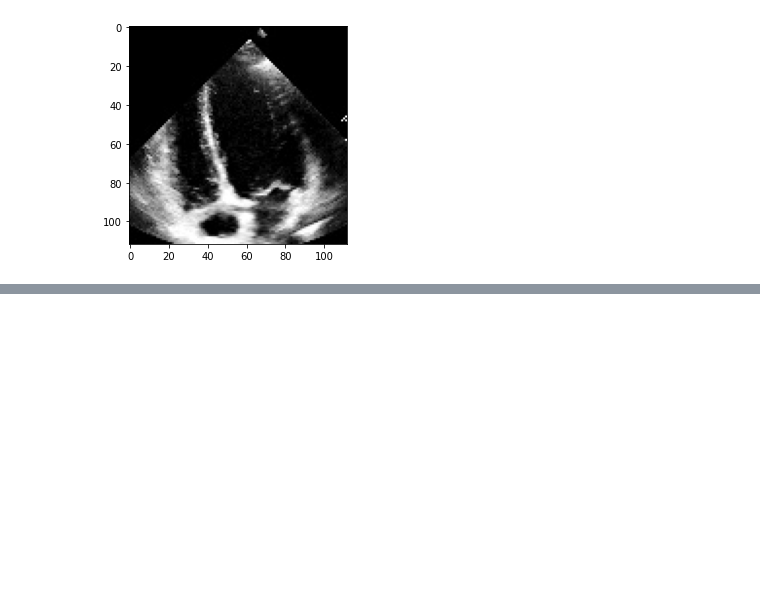
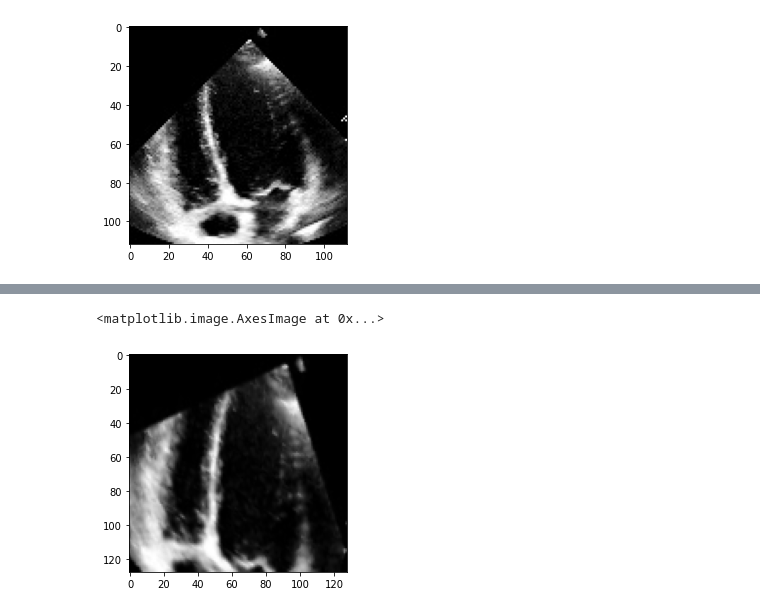
Before and after one commit to richdanis/aml, a Jupyter notebook: task3/Preprocess_visualization.ipynb, the cells around one changed output, grey strips where cells are left out. Cells and saved outputs as stored; diff of their text form; code cells hidden in the pictures; blank space fills up the shorter version.

```diff
--- a/task3/Preprocess_visualization.ipynb
+++ b/task3/Preprocess_visualization.ipynb
@@ -114,0 +83,16 @@ plt.imshow(denoised, cmap='gray')
+# %%
+train_transform = A.Compose(
+    [
+        A.Resize(128, 128),
+        #A.augmentations.geometric.transforms.ElasticTransform(alpha=256, sigma=0.08*128, alpha_affine=0.08*128, p=1),
+        A.augmentations.geometric.transforms.Affine(scale=(0.7, 1.3), translate_percent=(0,0.1), rotate=(-30,30), shear=(-20, 20), p=1)
+    ]
+)
+transformed = train_transform(image=img, mask=mask)
+img_t = transformed["image"]
+mask_t = transformed["mask"]
+# %%
+plt.imshow(img_t, cmap='gray')
+# %% [output]
+<matplotlib.image.AxesImage at 0x...>
+[figure, added]
```
Also changed, not shown: parts of 10 cells of this notebook, 1 other file.
